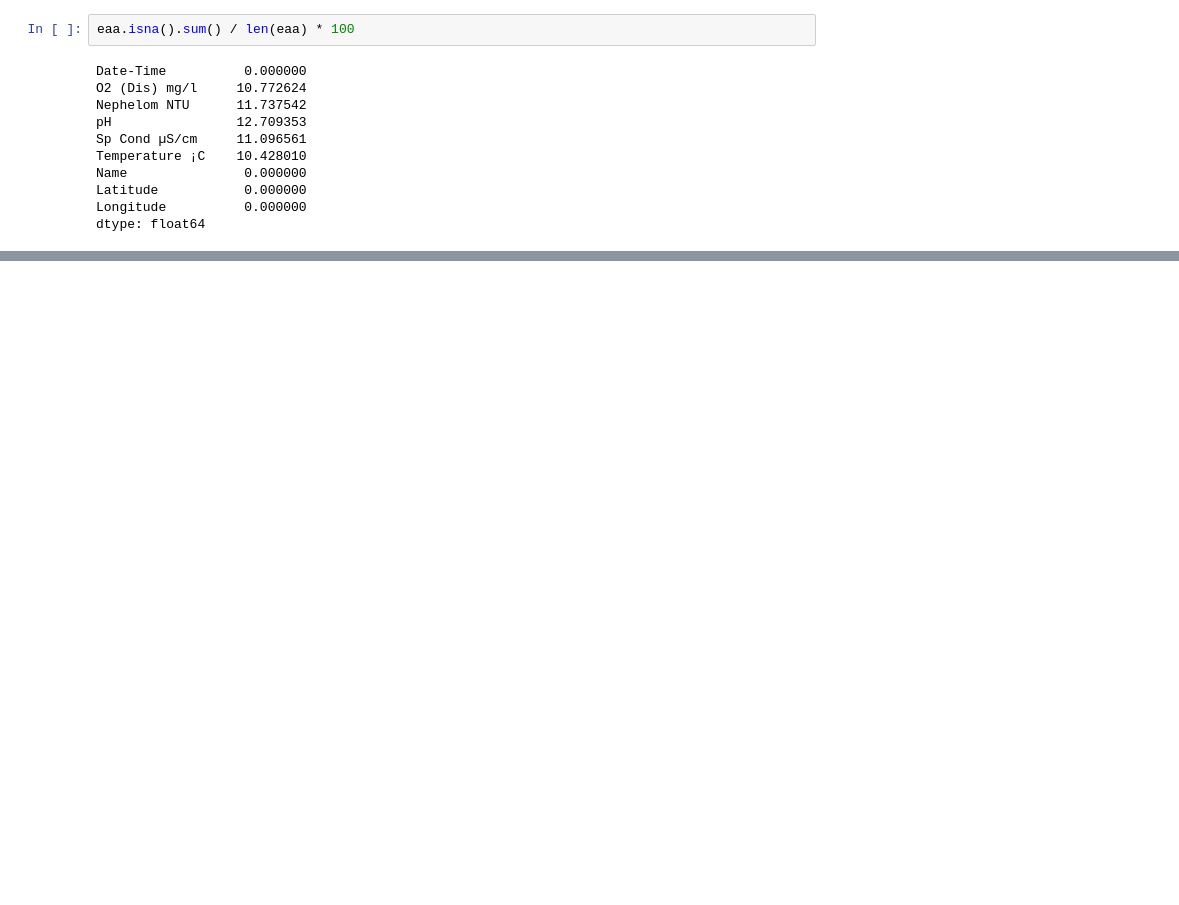
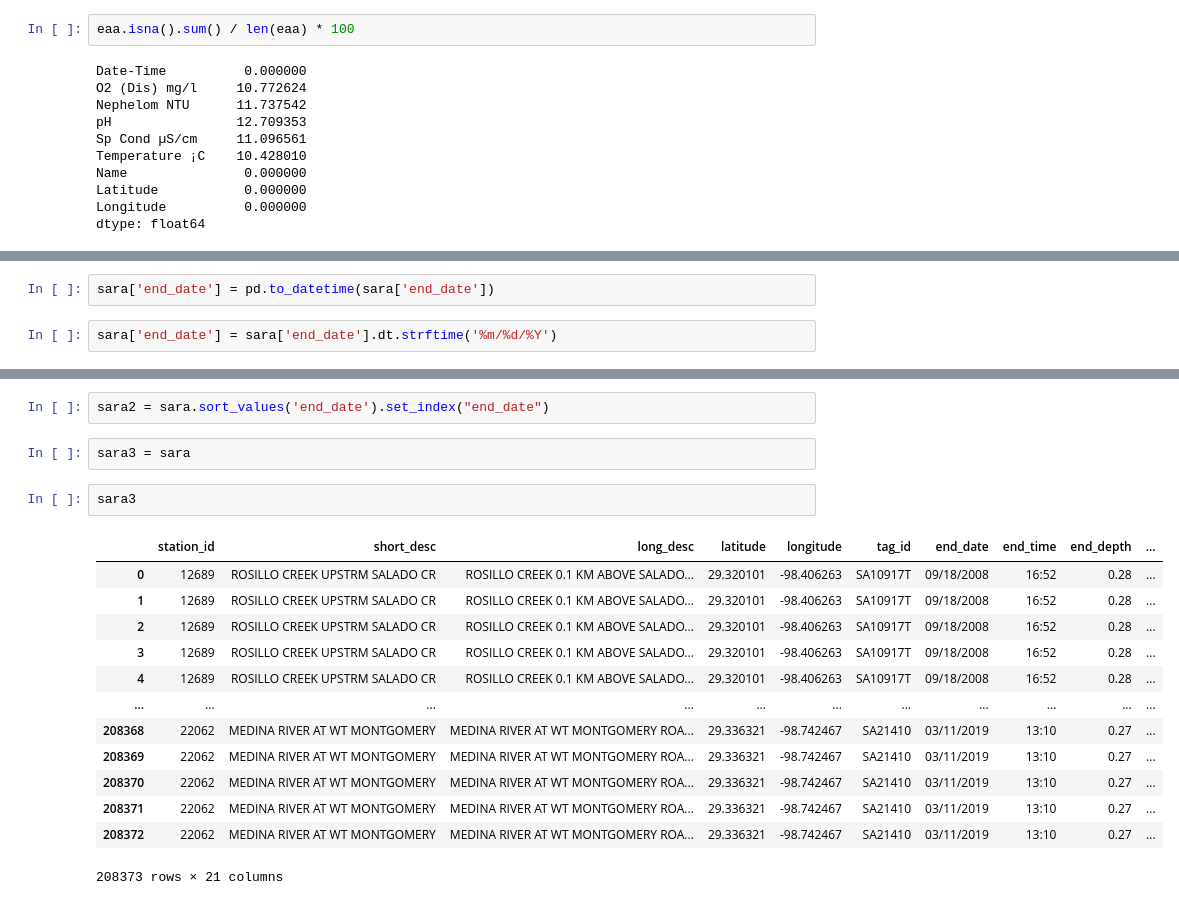
Before and after one commit to we-came-we-SAWS-we-conquered/saws-capstone-project, a Jupyter notebook: jeremy-repo/water_quality_data.ipynb, the cells around one changed output, grey strips where cells are left out. Cells and saved outputs as stored; diff of their text form; blank space fills up the shorter version.

```diff
--- a/jeremy-repo/water_quality_data.ipynb
+++ b/jeremy-repo/water_quality_data.ipynb
@@ -108,0 +161,4 @@ sso
+# %%
+sara['end_date'] = pd.to_datetime(sara['end_date'])
+# %%
+sara['end_date'] = sara['end_date'].dt.strftime('%m/%d/%Y')
@@ -108,0 +191,20 @@ sso
+# %%
+sara2 = sara.sort_values('end_date').set_index("end_date")
+# %%
+sara3 = sara
+# %%
+sara3
+# %% [output]
+|  | station_id | short_desc | long_desc | latitude | longitude | tag_id | end_date | end_time | end_depth | ... |
+| 0 | 12689 | ROSILLO CREEK UPSTRM SALADO CR | ROSILLO CREEK 0.1 KM ABOVE SALADO... | 29.320101 | -98.406263 | SA10917T | 09/18/2008 | 16:52 | 0.28 | ... |
+| 1 | 12689 | ROSILLO CREEK UPSTRM SALADO CR | ROSILLO CREEK 0.1 KM ABOVE SALADO... | 29.320101 | -98.406263 | SA10917T | 09/18/2008 | 16:52 | 0.28 | ... |
+| 2 | 12689 | ROSILLO CREEK UPSTRM SALADO CR | ROSILLO CREEK 0.1 KM ABOVE SALADO... | 29.320101 | -98.406263 | SA10917T | 09/18/2008 | 16:52 | 0.28 | ... |
+| 3 | 12689 | ROSILLO CREEK UPSTRM SALADO CR | ROSILLO CREEK 0.1 KM ABOVE SALADO... | 29.320101 | -98.406263 | SA10917T | 09/18/2008 | 16:52 | 0.28 | ... |
+| 4 | 12689 | ROSILLO CREEK UPSTRM SALADO CR | ROSILLO CREEK 0.1 KM ABOVE SALADO... | 29.320101 | -98.406263 | SA10917T | 09/18/2008 | 16:52 | 0.28 | ... |
+| ... | ... | ... | ... | ... | ... | ... | ... | ... | ... | ... |
+| 208368 | 22062 | MEDINA RIVER AT WT MONTGOMERY | MEDINA RIVER AT WT MONTGOMERY ROA... | 29.336321 | -98.742467 | SA21410 | 03/11/2019 | 13:10 | 0.27 | ... |
+| 208369 | 22062 | MEDINA RIVER AT WT MONTGOMERY | MEDINA RIVER AT WT MONTGOMERY ROA... | 29.336321 | -98.742467 | SA21410 | 03/11/2019 | 13:10 | 0.27 | ... |
+| 208370 | 22062 | MEDINA RIVER AT WT MONTGOMERY | MEDINA RIVER AT WT MONTGOMERY ROA... | 29.336321 | -98.742467 | SA21410 | 03/11/2019 | 13:10 | 0.27 | ... |
+| 208371 | 22062 | MEDINA RIVER AT WT MONTGOMERY | MEDINA RIVER AT WT MONTGOMERY ROA... | 29.336321 | -98.742467 | SA21410 | 03/11/2019 | 13:10 | 0.27 | ... |
+| 208372 | 22062 | MEDINA RIVER AT WT MONTGOMERY | MEDINA RIVER AT WT MONTGOMERY ROA... | 29.336321 | -98.742467 | SA21410 | 03/11/2019 | 13:10 | 0.27 | ... |
+208373 rows × 21 columns
```
Also changed, not shown: parts of 24 cells of this notebook.
